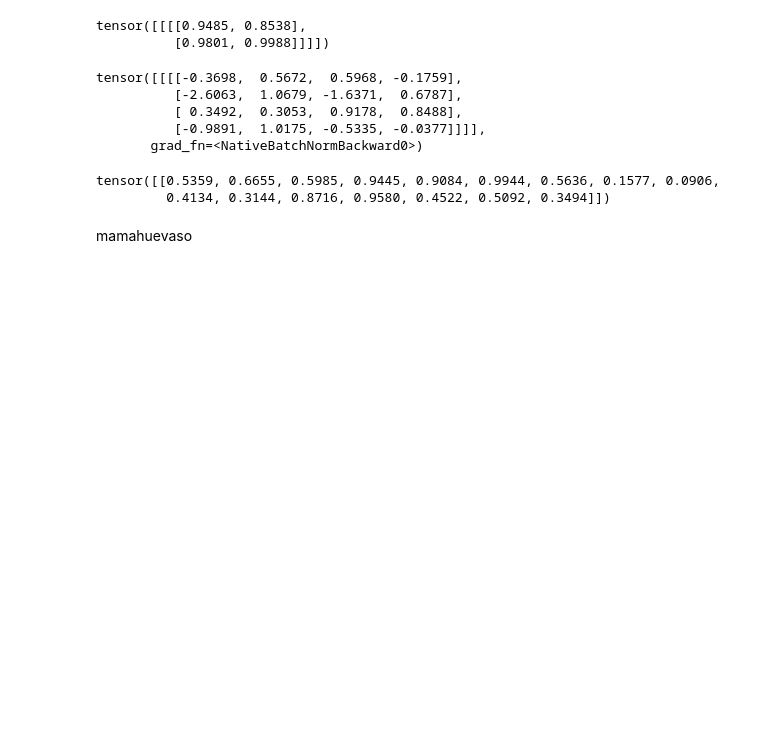
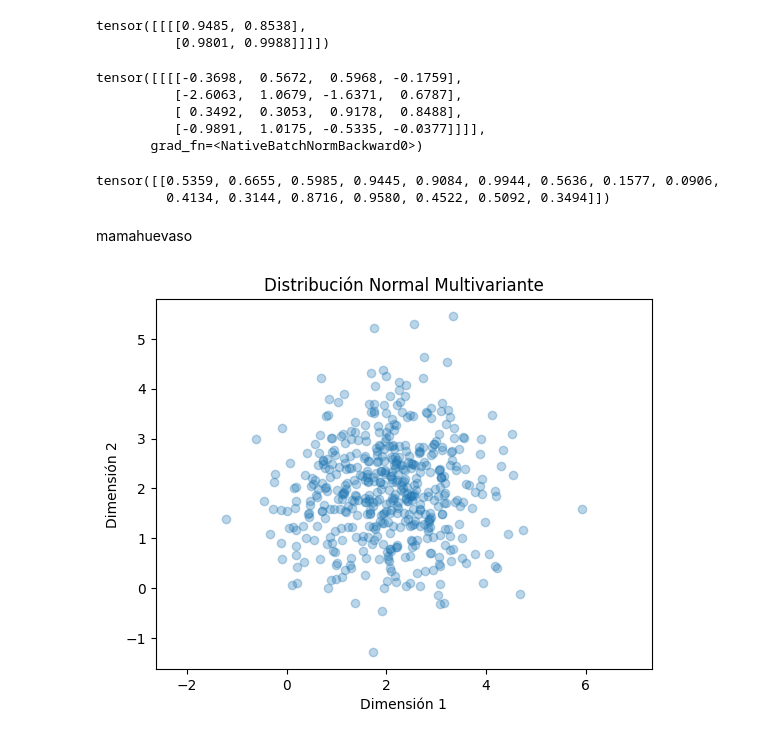
Before and after one commit to adrianaglezg/perceptron_IA, a Jupyter notebook: pruebitas.ipynb, the cells around one changed output. Drawn from its saved outputs; the diff is of its cells as text; code cells hidden in the pictures; blank space fills up the shorter version.

```diff
--- a/pruebitas.ipynb
+++ b/pruebitas.ipynb
@@ -354,3 +354,21 @@ plt.plot(x, y, label="True (sin(x))")
 plt.plot(x, y_pred, label="Predicted", linestyle="dashed")
 plt.legend()
 plt.show()
+# %%
+import numpy as np
+import matplotlib.pyplot as plt
+
+num = 500  # Número de muestras
+
+# Generar muestras
+data = np.random.multivariate_normal([2, 2], np.array([[1, 0], [0, 1]]), num)
+
+# Graficar los datos generados
+plt.scatter(data[:, 0], data[:, 1], alpha=0.3)
+plt.title("Distribución Normal Multivariante")
+plt.xlabel("Dimensión 1")
+plt.ylabel("Dimensión 2")
+plt.axis('equal')
+plt.show()
+# %% [output]
+[figure, added]
```
Also changed, not shown: 1 other file.
